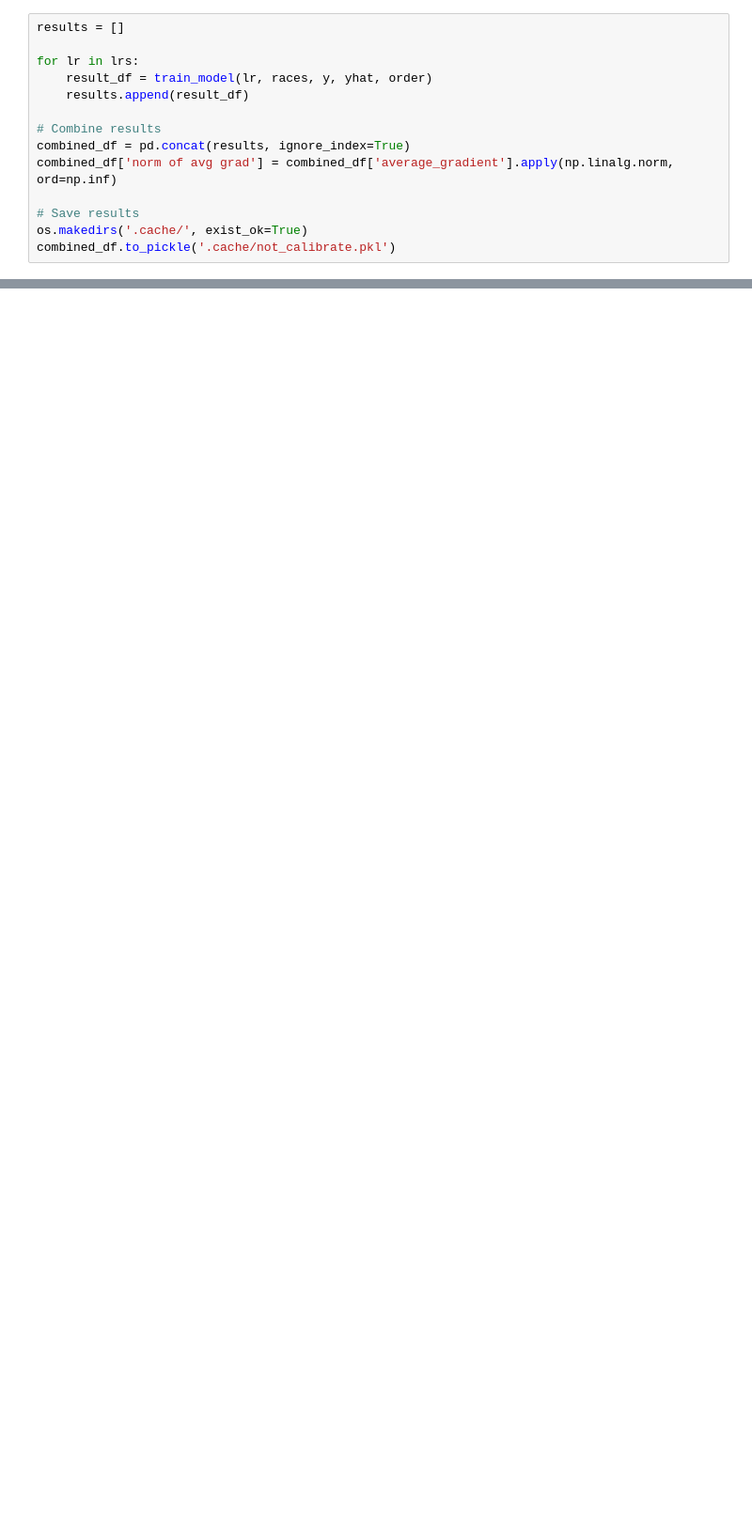
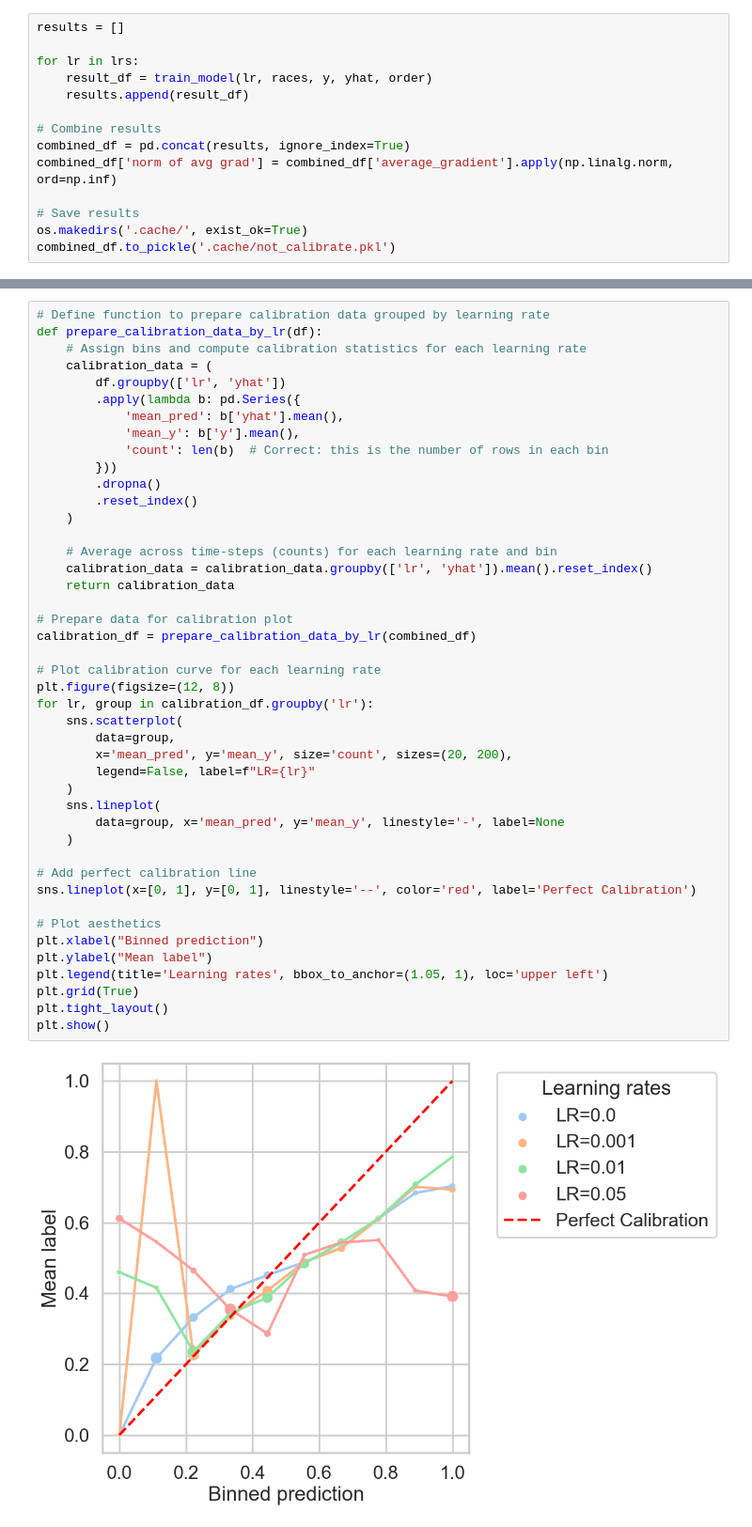
Before and after one commit to aangelopoulos/gradient-equilibrium, a Jupyter notebook: compas/not_calibrate.ipynb, the cells around one changed output, grey strips where cells are left out. Shown at 94% size. Cells and saved outputs as stored; diff of their text form; blank space fills up the shorter version.

```diff
--- a/compas/not_calibrate.ipynb
+++ b/compas/not_calibrate.ipynb
@@ -206,0 +232,46 @@ plt.show()
+# %%
+# Define function to prepare calibration data grouped by learning rate
+def prepare_calibration_data_by_lr(df):
+    # Assign bins and compute calibration statistics for each learning rate
+    calibration_data = (
+        df.groupby(['lr', 'yhat'])
+        .apply(lambda b: pd.Series({
+            'mean_pred': b['yhat'].mean(),
+            'mean_y': b['y'].mean(),
+            'count': len(b)  # Correct: this is the number of rows in each bin
+        }))
+        .dropna()
+        .reset_index()
+    )
+
+    # Average across time-steps (counts) for each learning rate and bin
+    calibration_data = calibration_data.groupby(['lr', 'yhat']).mean().reset_index()
+    return calibration_data
+
+# Prepare data for calibration plot
+calibration_df = prepare_calibration_data_by_lr(combined_df)
+
+# Plot calibration curve for each learning rate
+plt.figure(figsize=(12, 8))
+for lr, group in calibration_df.groupby('lr'):
+    sns.scatterplot(
+        data=group,
+        x='mean_pred', y='mean_y', size='count', sizes=(20, 200),
+        legend=False, label=f"LR={lr}"
+    )
+    sns.lineplot(
+        data=group, x='mean_pred', y='mean_y', linestyle='-', label=None
+    )
+
+# Add perfect calibration line
+sns.lineplot(x=[0, 1], y=[0, 1], linestyle='--', color='red', label='Perfect Calibration')
+
+# Plot aesthetics
+plt.xlabel("Binned prediction")
+plt.ylabel("Mean label")
+plt.legend(title='Learning rates', bbox_to_anchor=(1.05, 1), loc='upper left')
+plt.grid(True)
+plt.tight_layout()
+plt.show()
+# %% [output]
+[figure, added]
```
Also changed, not shown: parts of 2 cells of this notebook, 3 other files.
